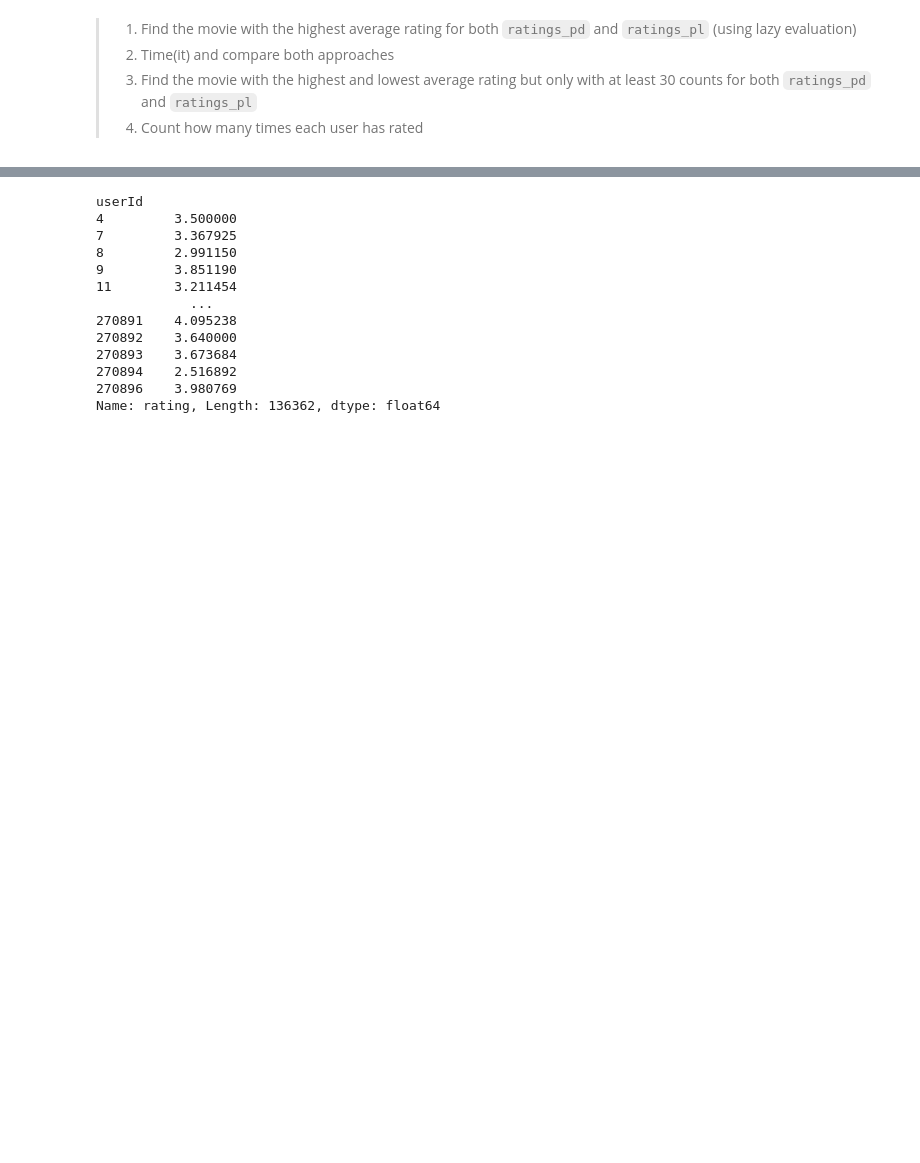
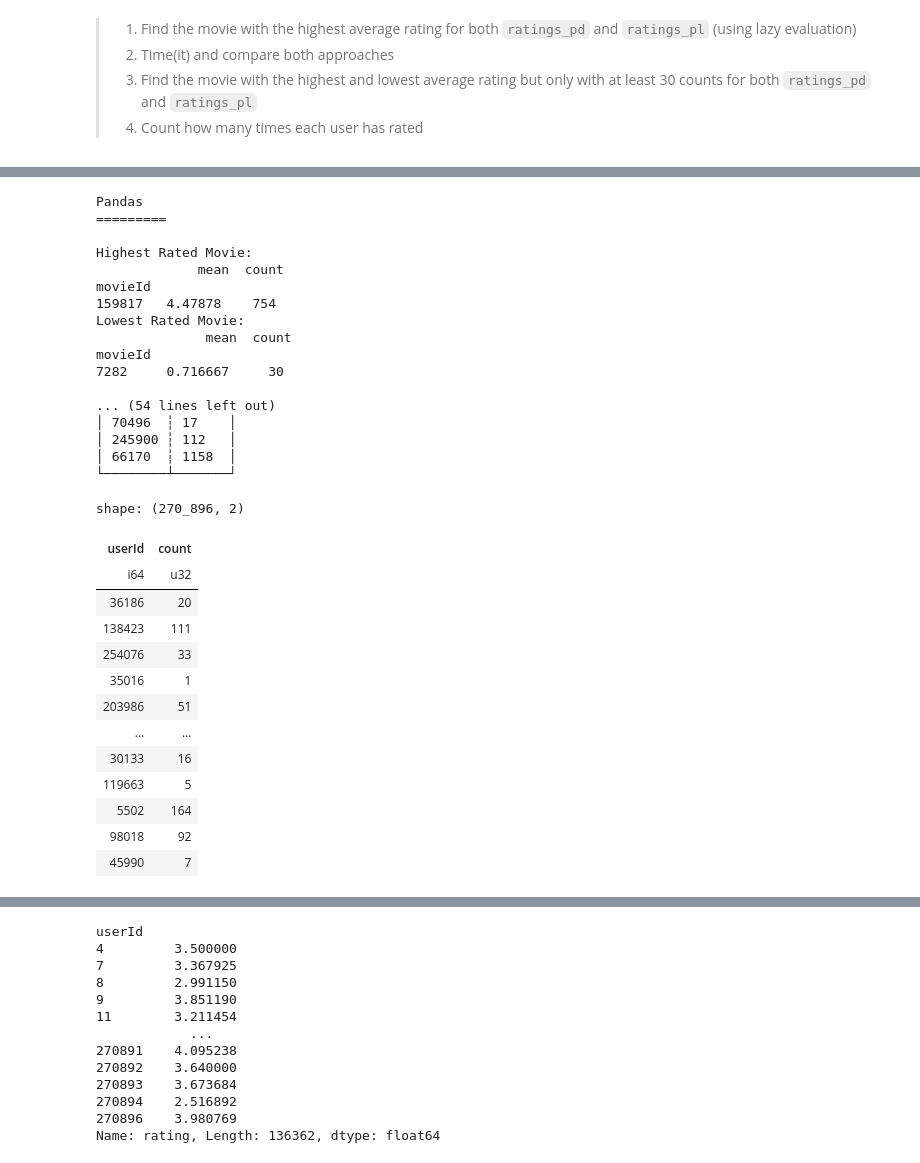
Before and after one commit to johnphs-9/5m-data-2.8-out-of-core-computation, a Jupyter notebook: out_of_core_johnphs.ipynb, the cells around one changed output, grey strips where cells are left out. Cells and saved outputs as stored; diff of their text form; code cells hidden in the pictures; blank space fills up the shorter version.

```diff
--- a/out_of_core_johnphs.ipynb
+++ b/out_of_core_johnphs.ipynb
@@ -291,0 +372,80 @@ result = q.collect()
+# %%
+# > 3. Find the movie with the highest and lowest average rating but only with at least 30 counts
+#   for both `ratings_pd` and `ratings_pl`
+highest_movie = ratings_pd.groupby("movieId")["rating"]     \
+    .agg(["mean", "count"])         \
+    .query("count >= 30")           \
+    .sort_values("mean", ascending=False)   \
+    .head(1)
+
+lowest_movie = ratings_pd.groupby("movieId")["rating"]      \
+    .agg(["mean", "count"])     \
+    .query("count >= 30")       \
+    .sort_values("mean", ascending=True)    \
+    .head(1)
+
+print("\nPandas\n=========\n")
+print("Highest Rated Movie:\n", highest_movie)
+print("Lowest Rated Movie:\n", lowest_movie)
+
+highest_movie_pl = (
+    ratings_pl.lazy()
+    .group_by("movieId")
+    .agg(
+        pl.mean("rating").alias("avg rating"),
+        pl.count("rating").alias("count")
+    )
+    .filter(pl.col("count") >= 30)
+    .sort("avg rating", descending=True)
+    .head(1)
+    .collect()
+)
+
+lowest_movie_pl = (
+    ratings_pl.lazy()
+    .group_by("movieId")
+    .agg(
+        pl.mean("rating").alias("avg_rating"),
+        pl.count("rating").alias("count")
+    )
+    .filter(pl.col("count") >= 30)
+    .sort("avg_rating", descending=False)
+    .head(1)
+    .collect()
+)
+
+print("\nPolars\n=========\n")
+print("Highest Rated Movie:\n", highest_movie_pl)
+print("Lowest Rated Movie:\n", lowest_movie_pl)
+# %% [output]
+Pandas
+=========
+
+Highest Rated Movie:
+             mean  count
+movieId
+159817   4.47878    754
+Lowest Rated Movie:
+              mean  count
+movieId
+7282     0.716667     30
+
+... (54 lines left out)
+│ 70496  ┆ 17    │
+│ 245900 ┆ 112   │
+│ 66170  ┆ 1158  │
+└────────┴───────┘
+shape: (270_896, 2)
+| userId | count |
+| i64 | u32 |
+| 36186 | 20 |
+| 138423 | 111 |
+| 254076 | 33 |
+| 35016 | 1 |
+| 203986 | 51 |
+| … | … |
+| 30133 | 16 |
+| 119663 | 5 |
+| 5502 | 164 |
+| 98018 | 92 |
+| 45990 | 7 |
```
Also changed, not shown: parts of 29 cells of this notebook.
